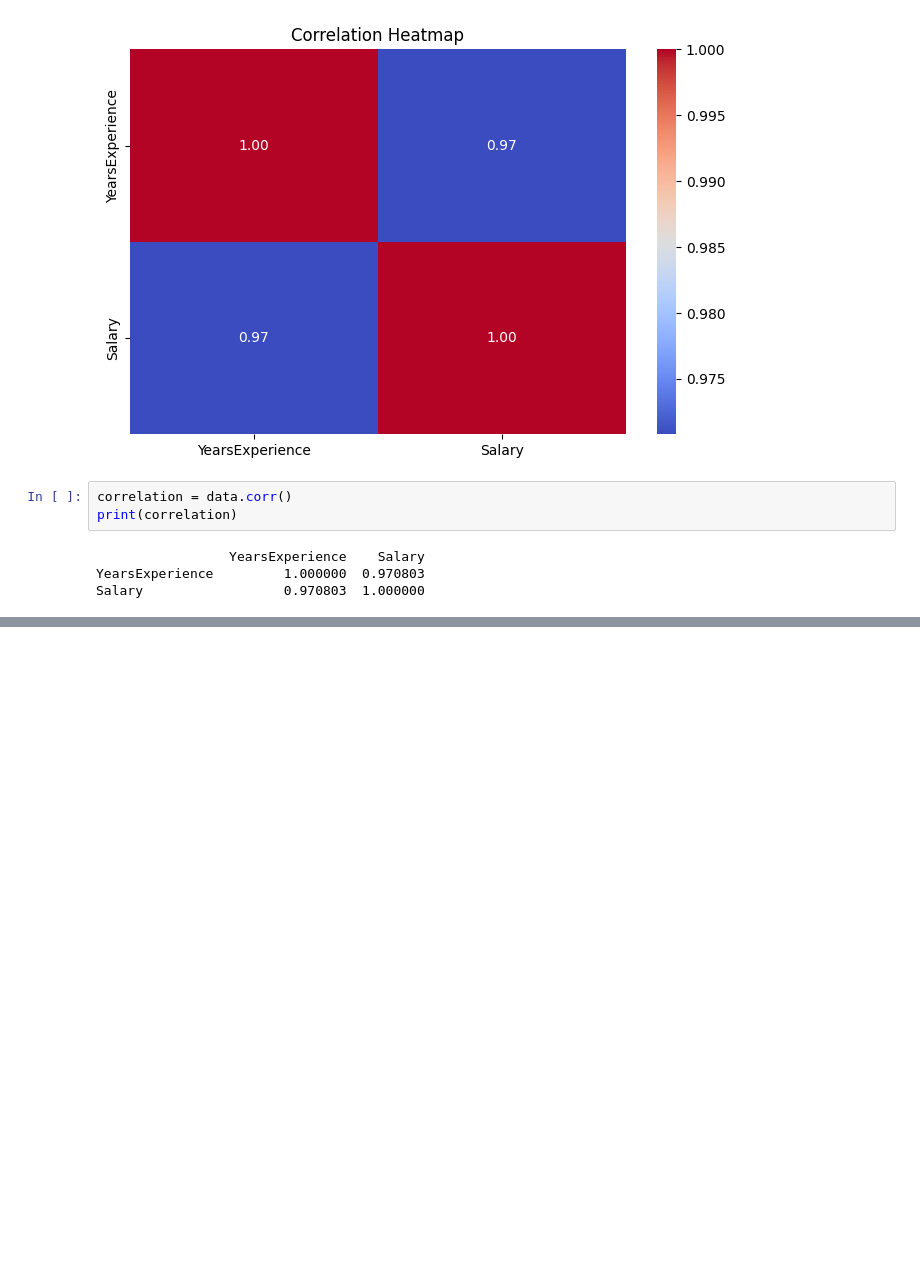
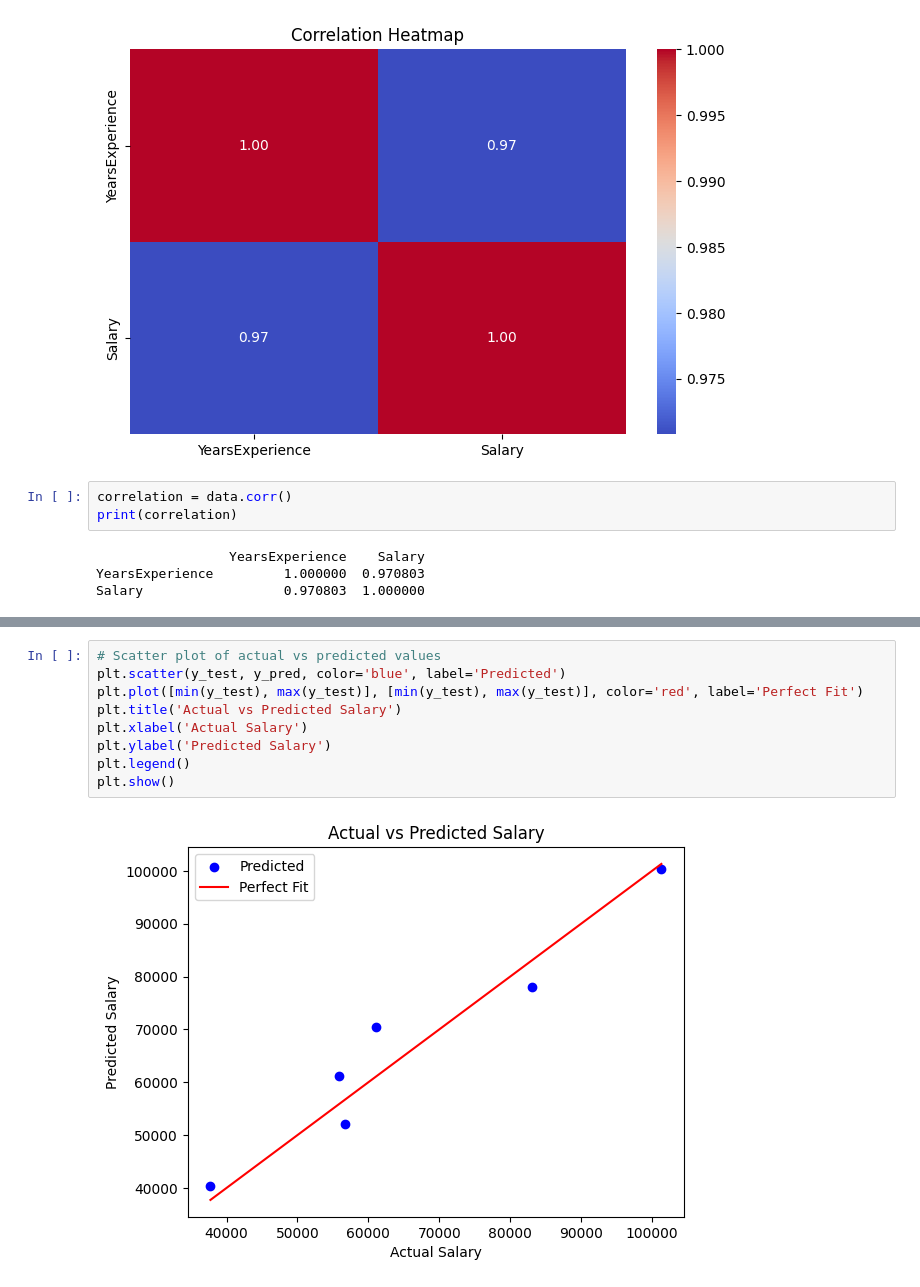
Before and after one commit to Kailas-lab/Machine_Learning, a Jupyter notebook: sim_linear.ipynb, the cells around one changed output, grey strips where cells are left out. Saved outputs shown, nothing was run; the diff lists cells and outputs as text; blank space fills up the shorter version.

```diff
--- a/sim_linear.ipynb
+++ b/sim_linear.ipynb
@@ -55,0 +73,11 @@ Salary                  0.970803  1.000000
+# %%
+# Scatter plot of actual vs predicted values
+plt.scatter(y_test, y_pred, color='blue', label='Predicted')
+plt.plot([min(y_test), max(y_test)], [min(y_test), max(y_test)], color='red', label='Perfect Fit')
+plt.title('Actual vs Predicted Salary')
+plt.xlabel('Actual Salary')
+plt.ylabel('Predicted Salary')
+plt.legend()
+plt.show()
+# %% [output]
+[figure, added]
```
Also changed, not shown: parts of 2 cells of this notebook, 5 other files.
